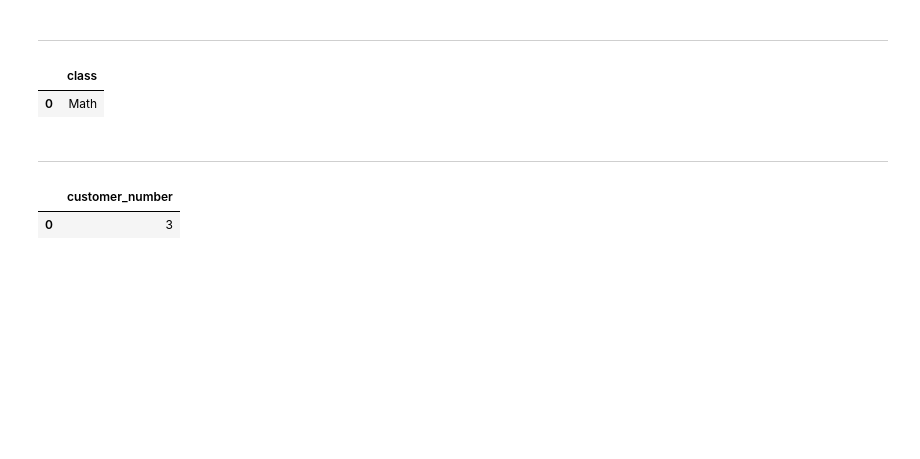
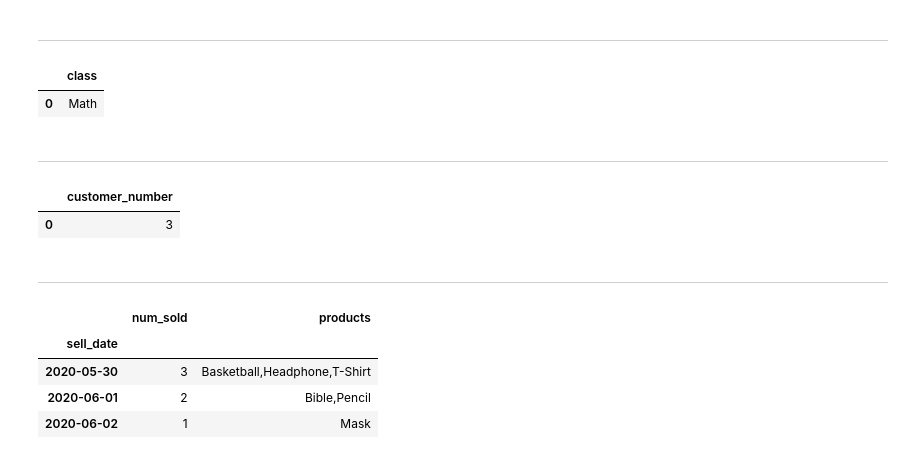
Before and after one commit to andrewch28/DataCamp, a Jupyter notebook: Leetcode/Leetcode.ipynb, the cells around one changed output. Saved outputs shown, nothing was run; the diff lists cells and outputs as text; code cells hidden in the pictures; blank space fills up the shorter version.

```diff
--- a/Leetcode/Leetcode.ipynb
+++ b/Leetcode/Leetcode.ipynb
@@ -106,3 +106,5 @@ new_orders[new_orders["count"] == new_orders["count"].max()][["customer_number"]
 # %% [output]
 |  | customer_number |
 | 0 | 3 |
+# %% [markdown]
+<hr>
@@ -108,0 +113,15 @@ new_orders[new_orders["count"] == new_orders["count"].max()][["customer_number"]
+# %%
+data = [['2020-05-30', 'Headphone'], ['2020-06-01', 'Pencil'], ['2020-06-02', 'Mask'], ['2020-05-30', 'Basketball'], ['2020-06-01', 'Bible'], ['2020-06-02', 'Mask'], ['2020-05-30', 'T-Shirt']]
+activities = pd.DataFrame(data, columns=['sell_date', 'product']).astype({'sell_date':'datetime64[ns]', 'product':'object'})
+# %%
+new_table = activities.groupby("sell_date")["product"].agg(["nunique", "unique"])
+new_table = new_table.rename(columns={"nunique": "num_sold", "unique": "products"})
+new_table['products'] = new_table['products'].apply(lambda x: sorted(x))
+new_table['products']= new_table['products'].str.join(sep=",")
+new_table
+# %% [output]
+|  | num_sold | products |
+| sell_date |  |  |
+| 2020-05-30 | 3 | Basketball,Headphone,T-Shirt |
+| 2020-06-01 | 2 | Bible,Pencil |
+| 2020-06-02 | 1 | Mask |
```
Also changed, not shown: parts of 1 cell of this notebook, 1 other file.
